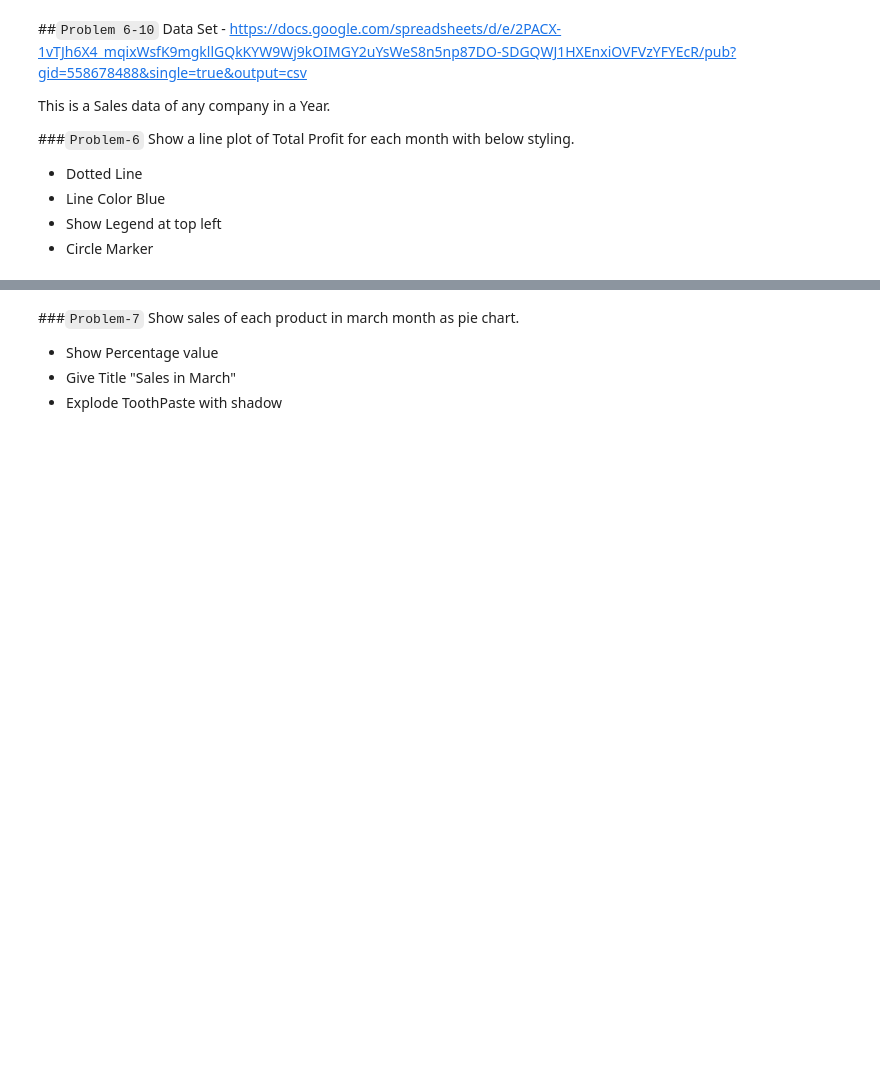
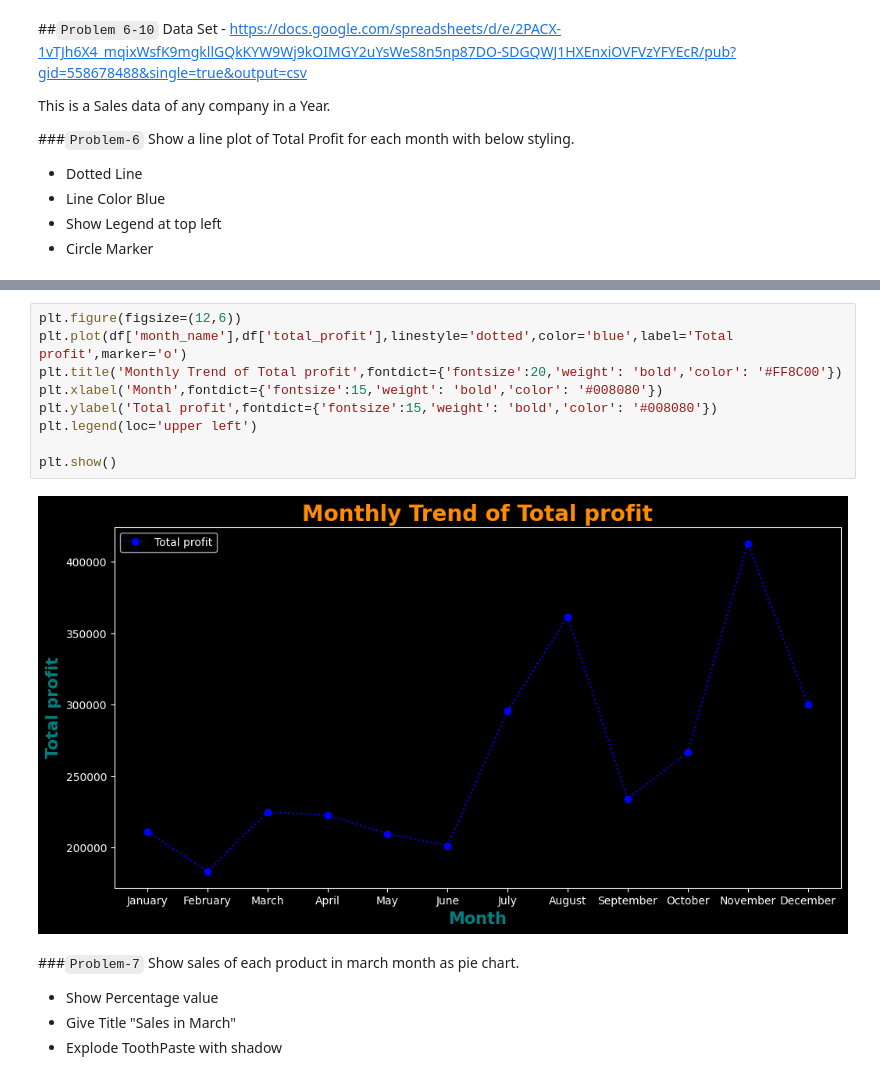
Before and after one commit to rishabhk1501/Data-Analytics-Tasks, a Jupyter notebook: session_23_task_soln.ipynb, the cells around one changed output, grey strips where cells are left out. Saved outputs shown, nothing was run; the diff lists cells and outputs as text; blank space fills up the shorter version.

```diff
--- a/session_23_task_soln.ipynb
+++ b/session_23_task_soln.ipynb
@@ -176,3 +240,14 @@ Show a line plot of Total Profit for each month with below styling.
+# %%
+plt.figure(figsize=(12,6))
+plt.plot(df['month_name'],df['total_profit'],linestyle='dotted',color='blue',label='Total profit',marker='o')
+plt.title('Monthly Trend of Total profit',fontdict={'fontsize':20,'weight': 'bold','color': '#FF8C00'})
+plt.xlabel('Month',fontdict={'fontsize':15,'weight': 'bold','color': '#008080'})
+plt.ylabel('Total profit',fontdict={'fontsize':15,'weight': 'bold','color': '#008080'})
+plt.legend(loc='upper left')
+
+plt.show()
+# %% [output]
+[figure, added]
 # %% [markdown]
 ###`Problem-7`
 Show sales of each product in march month as pie chart.
```
Also changed, not shown: parts of 6 cells of this notebook.
